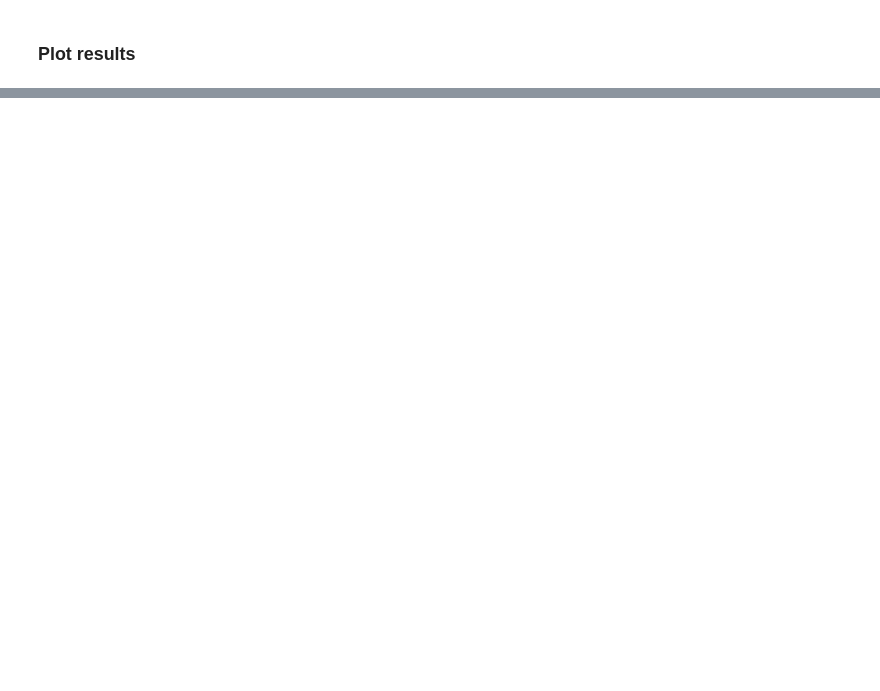
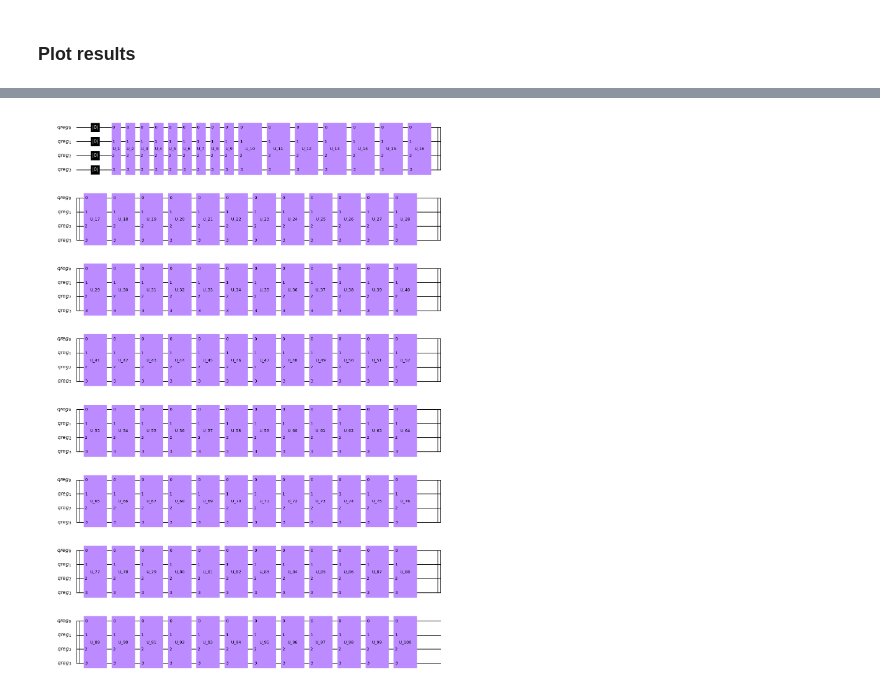
Before and after one commit to pablobaenaoliveras/Quantum-Mentorship-Program, a Jupyter notebook: Task_1.ipynb, the cells around one changed output, grey strips where cells are left out. Saved outputs shown, nothing was run; the diff lists cells and outputs as text; code cells hidden in the pictures; blank space fills up the shorter version.

```diff
--- a/Task_1.ipynb
+++ b/Task_1.ipynb
@@ -211,0 +251,4 @@ print(outputstate-target_statevector)
+# %%
+qc.draw('mpl')
+# %% [output]
+[figure, added]
```
Also changed, not shown: parts of 6 cells of this notebook, 1 other file.
